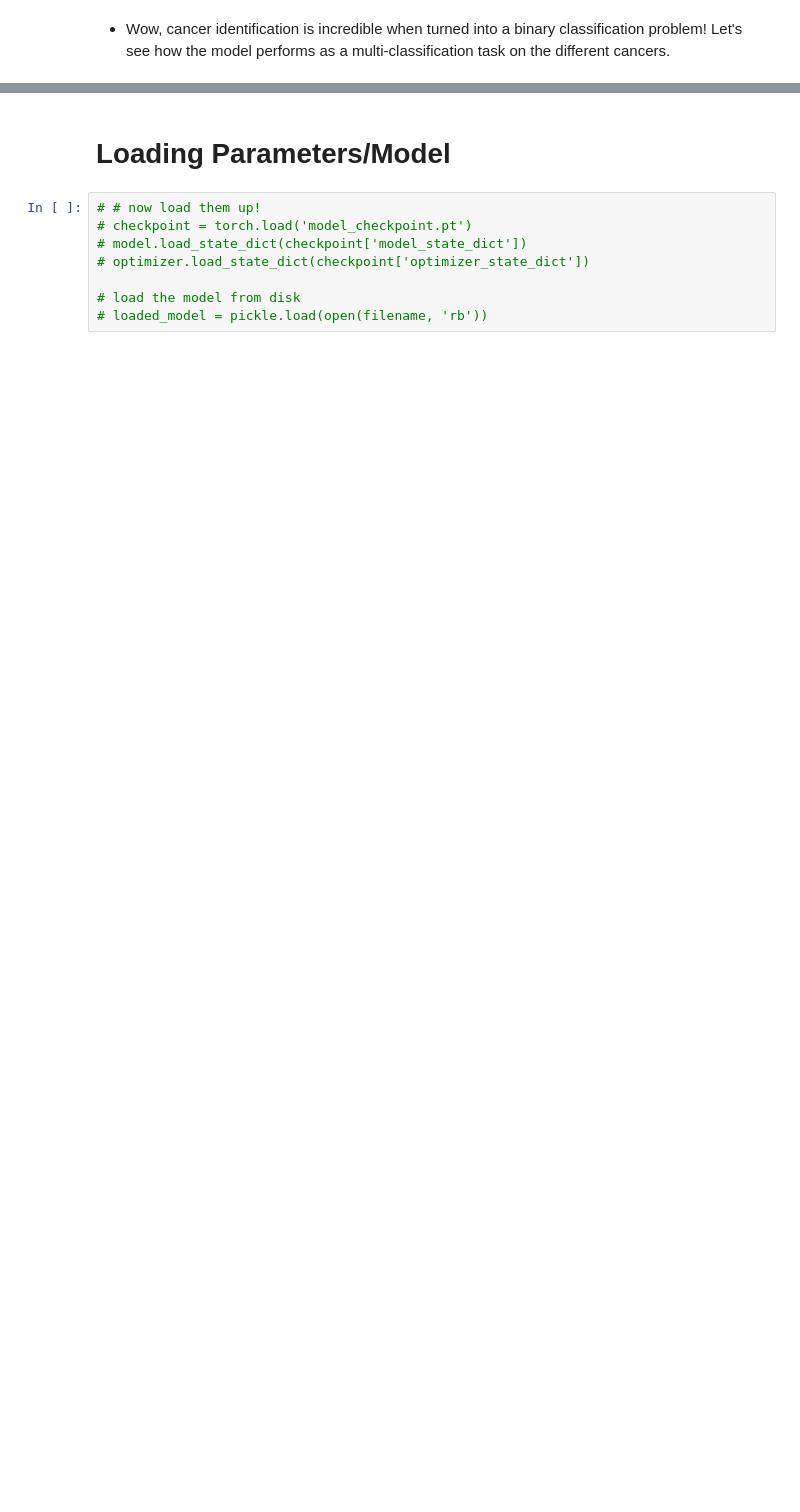
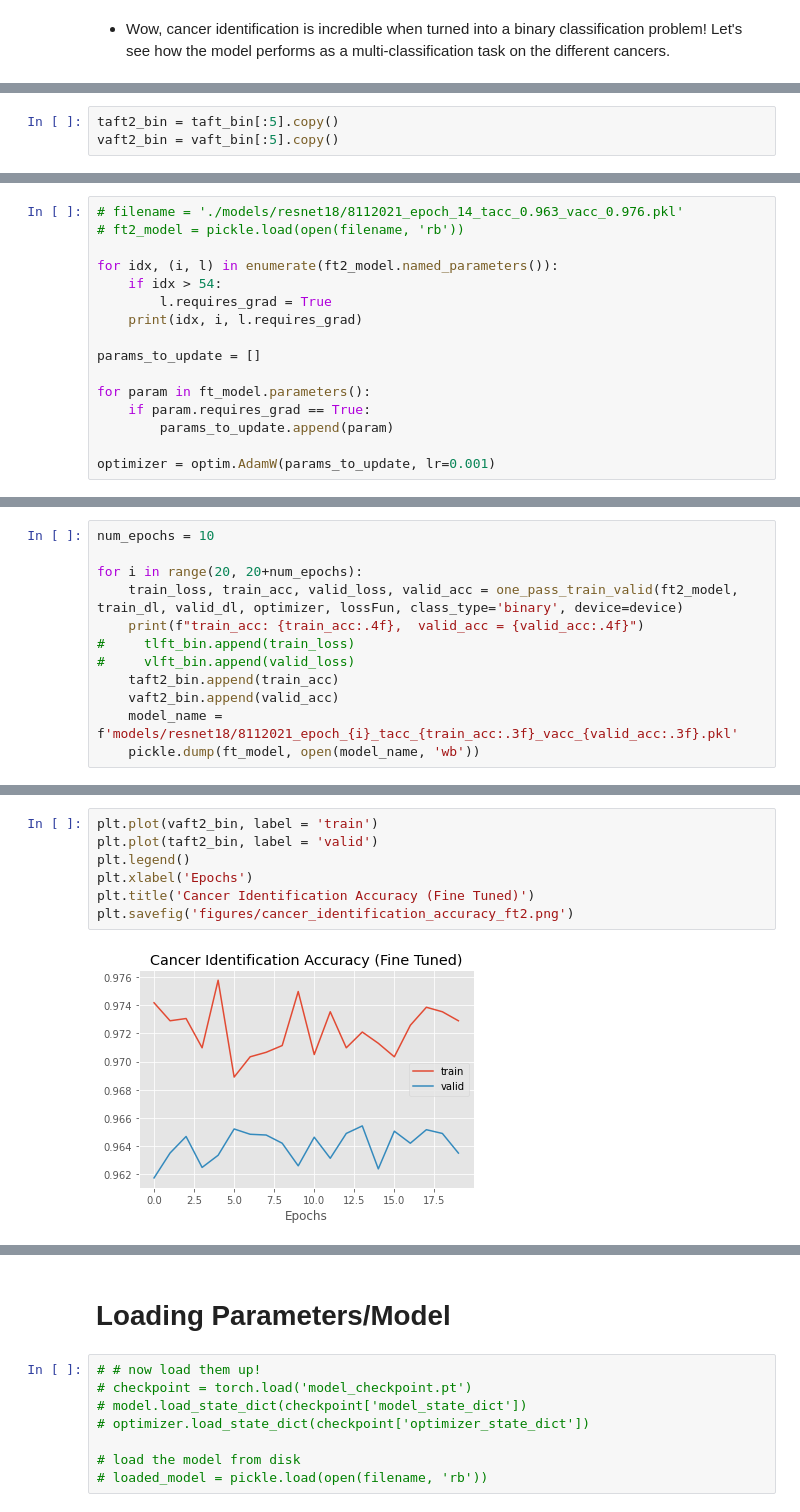
Before and after one commit to okeefe123/Histopathology_Final_Project, a Jupyter notebook: Cancer_Models.ipynb, the cells around one changed output, grey strips where cells are left out. Saved outputs shown, nothing was run; the diff lists cells and outputs as text; blank space fills up the shorter version.

```diff
--- a/Cancer_Models.ipynb
+++ b/Cancer_Models.ipynb
@@ -851,0 +784,3 @@ plt.show()
+# %%
+taft2_bin = taft_bin[:5].copy()
+vaft2_bin = vaft_bin[:5].copy()
@@ -851,0 +839,16 @@ plt.show()
+# %%
+# filename = './models/resnet18/8112021_epoch_14_tacc_0.963_vacc_0.976.pkl'
+# ft2_model = pickle.load(open(filename, 'rb'))
+
+for idx, (i, l) in enumerate(ft2_model.named_parameters()):
+    if idx > 54:
+        l.requires_grad = True
+    print(idx, i, l.requires_grad)
+
+params_to_update = []
+
+for param in ft_model.parameters():
+    if param.requires_grad == True:
+        params_to_update.append(param)
+
+optimizer = optim.AdamW(params_to_update, lr=0.001)
@@ -851,0 +873,12 @@ plt.show()
+# %%
+num_epochs = 10
+
+for i in range(20, 20+num_epochs):
+    train_loss, train_acc, valid_loss, valid_acc = one_pass_train_valid(ft2_model, train_dl, valid_dl, optimizer, lossFun, class_type='binary', device=device)
+    print(f"train_acc: {train_acc:.4f},  valid_acc = {valid_acc:.4f}")
+#     tlft_bin.append(train_loss)
+#     vlft_bin.append(valid_loss)
+    taft2_bin.append(train_acc)
+    vaft2_bin.append(valid_acc)
+    model_name = f'models/resnet18/8112021_epoch_{i}_tacc_{train_acc:.3f}_vacc_{valid_acc:.3f}.pkl'
+    pickle.dump(ft_model, open(model_name, 'wb'))
@@ -851,0 +896,9 @@ plt.show()
+# %%
+plt.plot(vaft2_bin, label = 'train')
+plt.plot(taft2_bin, label = 'valid')
+plt.legend()
+plt.xlabel('Epochs')
+plt.title('Cancer Identification Accuracy (Fine Tuned)')
+plt.savefig('figures/cancer_identification_accuracy_ft2.png')
+# %% [output]
+[figure, added]
```
Also changed, not shown: parts of 43 cells of this notebook.
